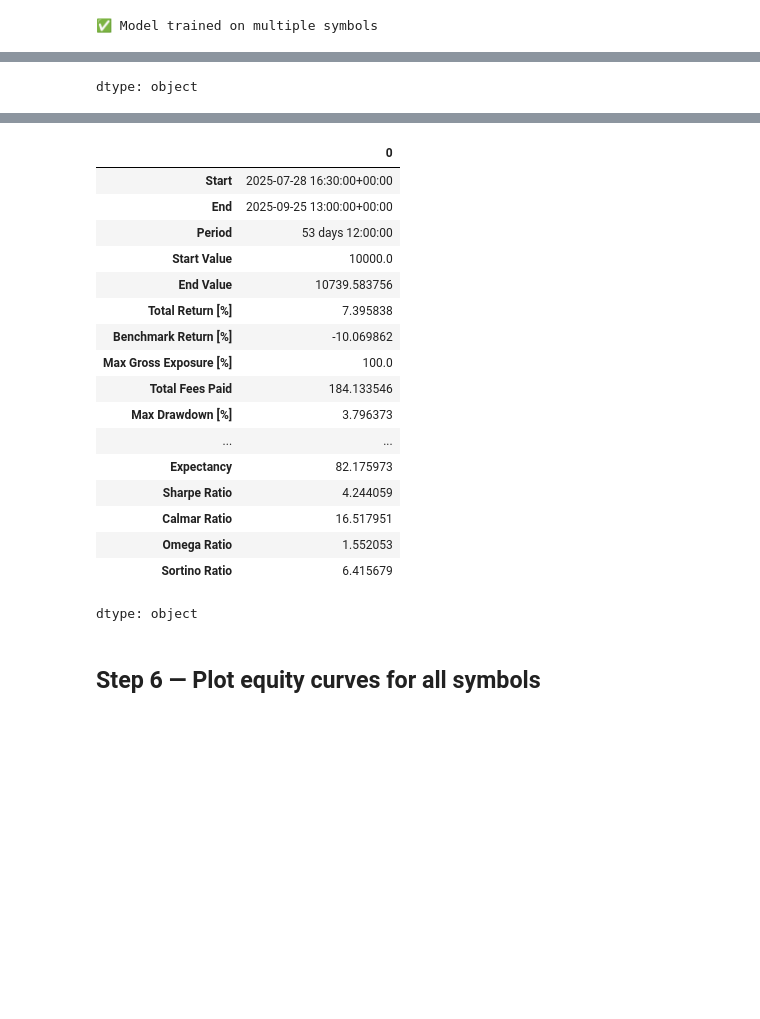
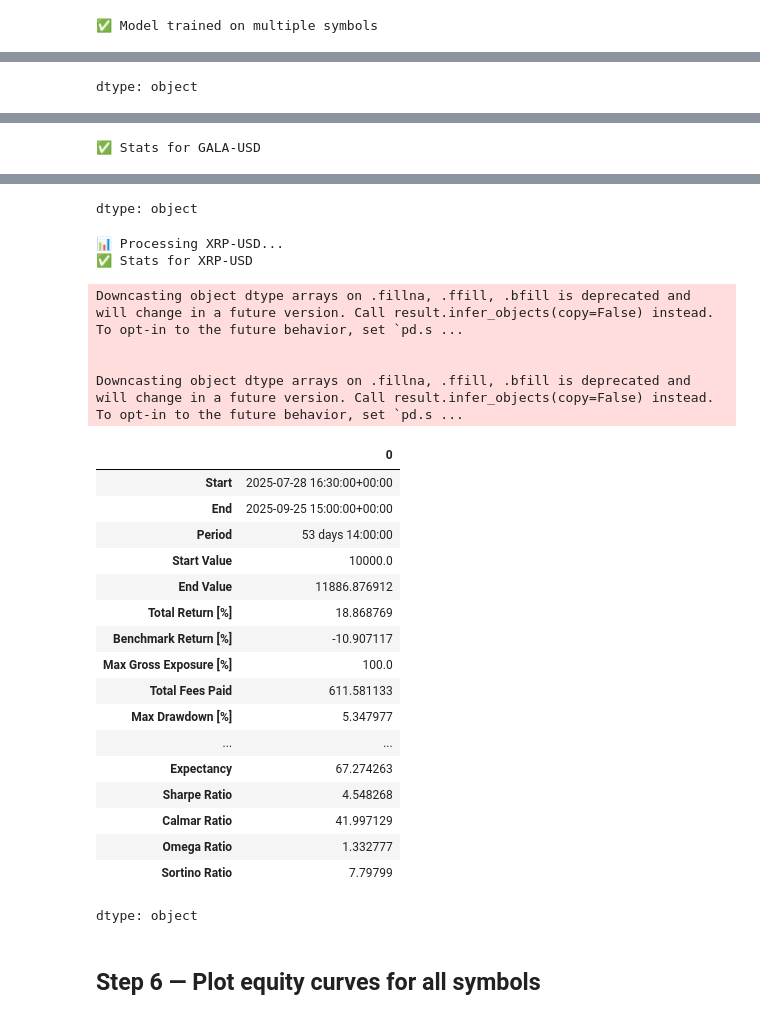
Before and after one commit to ahsan520/crypto-ai-bot, a Jupyter notebook: crypto_ai_backtest_multi.ipynb, the cells around one changed output, grey strips where cells are left out. Saved outputs shown, nothing was run; the diff lists cells and outputs as text; code cells hidden in the pictures; blank space fills up the shorter version.

```diff
--- a/crypto_ai_backtest_multi.ipynb
+++ b/crypto_ai_backtest_multi.ipynb
@@ -191,15 +194,15 @@ for sym in labeled:
     print(f'\n📊 Processing {sym}...')
     df = labeled[sym].copy()
 
-    # ✅ Flatten columns
+    # ✅ Flatten multi-index columns
     df.columns = ['_'.join(filter(None, col)).strip() if isinstance(col, tuple) else col for col in df.columns]
 
-    # ✅ Ensure all training features are present
+    # ✅ Fill missing training features
     missing_feature_cols = [col for col in feature_cols if col not in df.columns]
     for col in missing_feature_cols:
-        df[col] = 0  # fill missing features with zero
+        df[col] = 0  # fill with zeros
 
-    # ✅ Prepare features in the same column order as training
+    # ✅ Prepare features
     X_sym = df[feature_cols].copy()
     X_sym = X_sym.replace([np.inf, -np.inf], np.nan).fillna(0)
     X_sym = np.clip(X_sym, -100, 100)
@@ -208,14 +211,14 @@ for sym in labeled:
     if len(X_sym) != len(df):
         df = df.iloc[-len(X_sym):].copy()
 
-    # ✅ Predict
+    # ✅ Predict signals
     try:
         df['ai_signal'] = model.predict(X_sym)
     except Exception as e:
         print(f"❌ Prediction failed for {sym}: {e}")
         continue
 
-    # ✅ Validate required columns
+    # ✅ Ensure required columns
     close_col = f'Close_{sym}'
     required_cols = [close_col, 'bb_low', 'bb_high', 'bb_width', 'ai_signal', 'rsi', 'macd', 'macd_signal']
     missing_cols = [col for col in required_cols if col not in df.columns]
@@ -223,7 +226,7 @@ for sym in labeled:
         print(f"❌ Skipping {sym}: missing columns {missing_cols}")
         continue
 
-    # ✅ Clean NaNs
+    # ✅ Drop NaNs
     df = df.replace([np.inf, -np.inf], np.nan)
     df = df.dropna(subset=required_cols)
 
@@ -231,19 +234,39 @@ for sym in labeled:
     bb_width_ma = df['bb_width'].rolling(50).mean()
     vol_filter = df['bb_width'] < bb_width_ma
 
-    # ✅ Entry condition: BB low + AI buy signal + volatility
-    entries = (df[close_col] <= df['bb_low']) & (df['ai_signal'] == 1) & vol_filter
+    # ✅ Smart re-entry filter: delay + threshold
+    recovery_threshold = 0.01  # 1%
+    cooldown_bars = 2  # 2 bars cooldown after AI sell
+
+    ai_sell_idx = df[df['ai_signal'] == -1].index
+    safe_entry = pd.Series(True, index=df.index)
+
+    for sell_time in ai_sell_idx:
+        recovery_window = df.loc[sell_time:].index[:cooldown_bars]
+        safe_entry.loc[recovery_window] = False  # suppress re-entry too soon
+
+        # Optionally block re-entry until price recovers by X%
+        if sell_time in df.index:
+            sell_price = df.loc[sell_time, close_col]
+            recovery_mask = df[close_col] < (sell_price * (1 + recovery_threshold))
+            post_sell_mask = df.index > sell_time
+            block_mask = recovery_mask & post_sell_mask
+            safe_entry.loc[block_mask] = False
+
+    df['safe_entry'] = safe_entry.astype(int)
+
+    # ✅ Final relaxed entry logic
+    entries = (df['ai_signal'] == 1) & ((df[close_col] <= df['bb_low']) | vol_filter) & (df['safe_entry'] == 1)
     entries_exec = entries.shift(1).fillna(False).infer_objects(copy=False).astype(bool)
 
-    # ✅ Technical sell conditions
+    # ✅ Exit conditions
     macd_cross_down = (df['macd'].shift(1) > df['macd_signal'].shift(1)) & (df['macd'] < df['macd_signal'])
     rsi_overbought = df['rsi'] > 70
+    ai_sell = df['ai_signal'] == -1
 
-    # ✅ Smart exit: BB high or AI sell signal or technical sell
-    ai_sell = df['ai_signal'] == -1
     exits_signal = (df[close_col] >= df['bb_high']) | ai_sell | macd_cross_down | rsi_overbought
 
-    # ✅ Max holding time
+    # ✅ Max holding
     max_holding_bars = int(pd.Timedelta('3d') / pd.Timedelta('30min'))
     forced_exits = entries_exec.shift(max_holding_bars).fillna(False).infer_objects(copy=False).astype(bool)
 
@@ -311,0 +322 @@ dtype: object
+✅ Stats for GALA-USD
@@ -312,21 +340,28 @@ dtype: object
+dtype: object
+📊 Processing XRP-USD...
+✅ Stats for XRP-USD
+Downcasting object dtype arrays on .fillna, .ffill, .bfill is deprecated and will change in a future version. Call result.infer_objects(copy=False) instead. To opt-in to the future behavior, set `pd.s ...
+
+
+Downcasting object dtype arrays on .fillna, .ffill, .bfill is deprecated and will change in a future version. Call result.infer_objects(copy=False) instead. To opt-in to the future behavior, set `pd.s ...
 |  | 0 |
 | Start | 2025-07-28 16:30:00+00:00 |
-| End | 2025-09-25 13:00:00+00:00 |
-| Period | 53 days 12:00:00 |
+| End | 2025-09-25 15:00:00+00:00 |
+| Period | 53 days 14:00:00 |
 | Start Value | 10000.0 |
-| End Value | 10739.583756 |
-| Total Return [%] | 7.395838 |
-| Benchmark Return [%] | -10.069862 |
+| End Value | 11886.876912 |
+| Total Return [%] | 18.868769 |
+| Benchmark Return [%] | -10.907117 |
 | Max Gross Exposure [%] | 100.0 |
-| Total Fees Paid | 184.133546 |
-| Max Drawdown [%] | 3.796373 |
+| Total Fees Paid | 611.581133 |
+| Max Drawdown [%] | 5.347977 |
 | ... | ... |
-| Expectancy | 82.175973 |
-| Sharpe Ratio | 4.244059 |
-| Calmar Ratio | 16.517951 |
-| Omega Ratio | 1.552053 |
-| Sortino Ratio | 6.415679 |
+| Expectancy | 67.274263 |
+| Sharpe Ratio | 4.548268 |
+| Calmar Ratio | 41.997129 |
+| Omega Ratio | 1.332777 |
+| Sortino Ratio | 7.79799 |
-dtype: object
+dtype: object
 # %% [markdown]
 ## Step 6 — Plot equity curves for all symbols
 # %%
```
Also changed, not shown: parts of 3 cells of this notebook.
